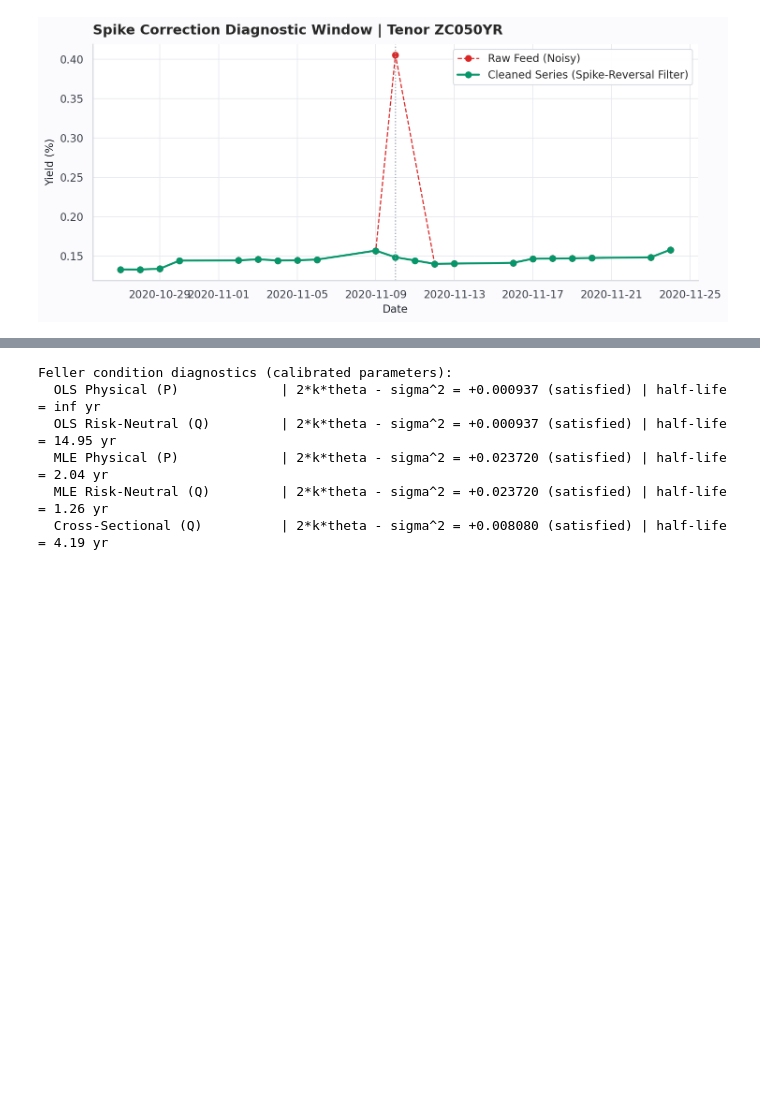
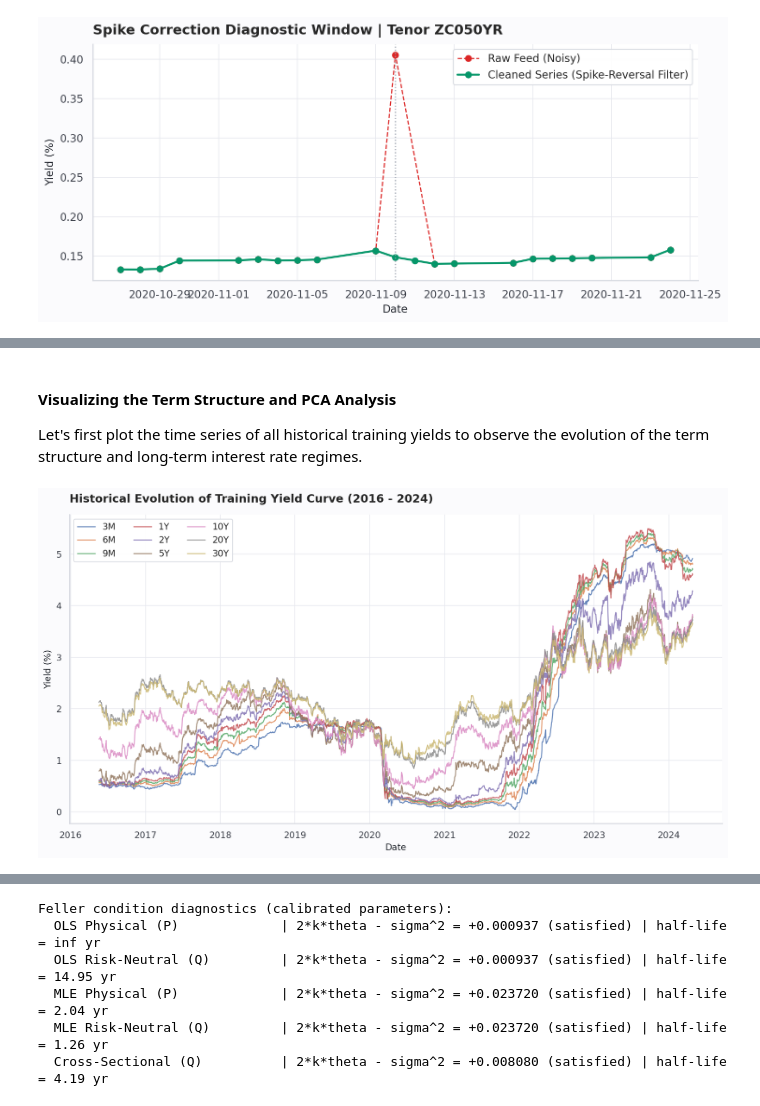
Before and after one commit to manishkg27/Stochastic-Interest-Rate-Modelling-and-Prediction, a Jupyter notebook: Stochastic_Interest_Rate_Modelling.ipynb, the cells around one changed output, grey strips where cells are left out. Drawn from its saved outputs; the diff is of its cells as text; code cells hidden in the pictures; blank space fills up the shorter version.

```diff
--- a/Stochastic_Interest_Rate_Modelling.ipynb
+++ b/Stochastic_Interest_Rate_Modelling.ipynb
@@ -330,0 +329,19 @@ Model reconstructs 8 tenors (6M–30Y); OOS evaluation on 4 held-out tenors: ['6
+# %% [markdown]
+#### **Visualizing the Term Structure and PCA Analysis**
+
+Let's first plot the time series of all historical training yields to observe the evolution of the term structure and long-term interest rate regimes.
+# %%
+plt.figure(figsize=(12, 6.5), dpi=150)
+for col, name in zip(tenor_cols, tenor_names):
+    plt.plot(train_clean['Date'], train_clean[col] * 100, label=name, alpha=0.85, linewidth=1.2)
+plt.title('Historical Evolution of Training Yield Curve (2016 - 2024)', loc='left', pad=15)
+plt.xlabel('Date')
+plt.ylabel('Yield (%)')
+plt.legend(loc='best', ncol=3, frameon=True)
+ax = plt.gca()
+ax.spines['top'].set_visible(False)
+ax.spines['right'].set_visible(False)
+plt.tight_layout()
+plt.show()
+# %% [output]
+[figure, added]
```
Also changed, not shown: parts of 44 cells of this notebook.
